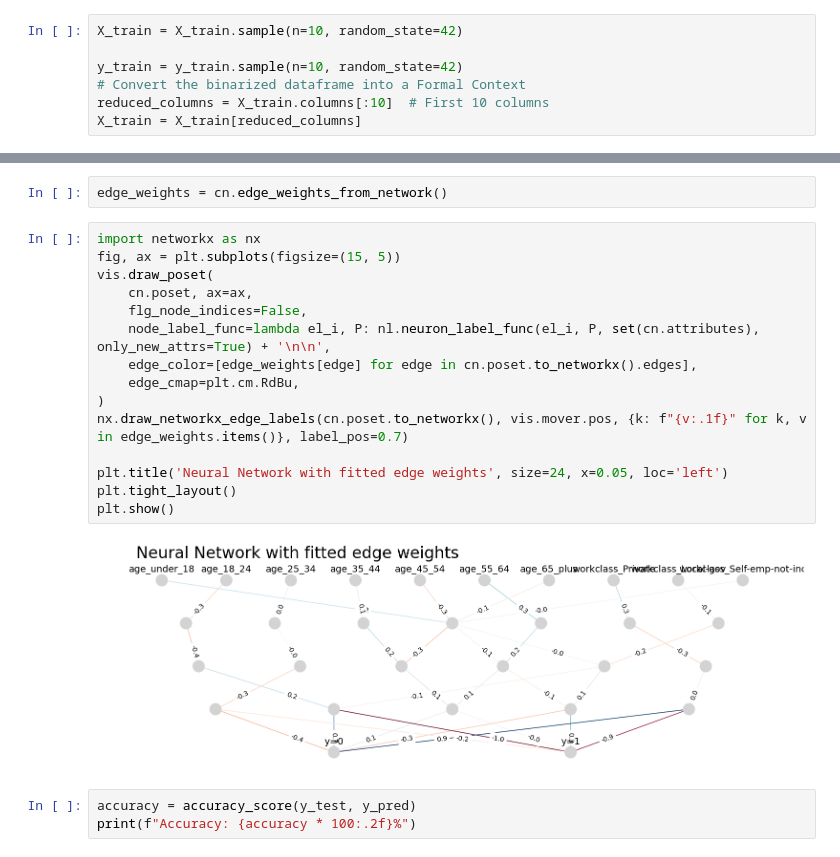
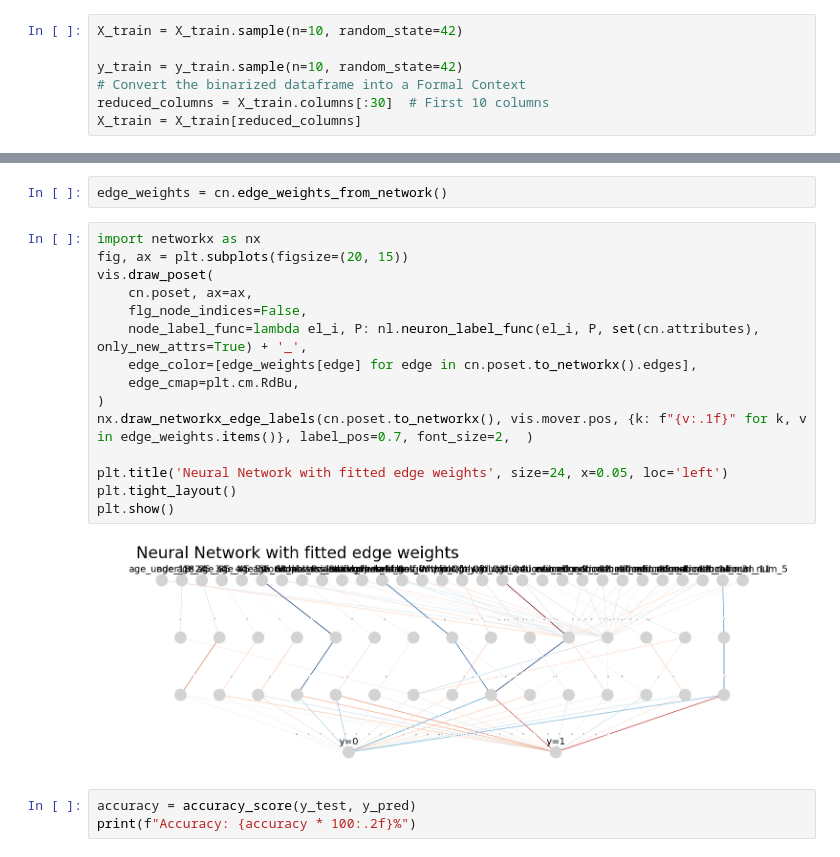
Before and after one commit to AsadKhalil/NeuralFCA, a Jupyter notebook: OSDA_Project.ipynb, the cells around one changed output, grey strips where cells are left out. Saved outputs shown, nothing was run; the diff lists cells and outputs as text.

```diff
--- a/OSDA_Project.ipynb
+++ b/OSDA_Project.ipynb
@@ -682,7 +768,7 @@ X_train = X_train.sample(n=10, random_state=42)
 
 y_train = y_train.sample(n=10, random_state=42)
 # Convert the binarized dataframe into a Formal Context
-reduced_columns = X_train.columns[:10]  # First 10 columns
+reduced_columns = X_train.columns[:30]  # First 10 columns
 X_train = X_train[reduced_columns]
 # %%
 
@@ -810,21 +896,21 @@ True class labels: [0 0 1 ... 0 0 0]
 edge_weights = cn.edge_weights_from_network()
 # %%
 import networkx as nx
-fig, ax = plt.subplots(figsize=(15, 5))
+fig, ax = plt.subplots(figsize=(20, 15))
 vis.draw_poset(
     cn.poset, ax=ax,
     flg_node_indices=False,
-    node_label_func=lambda el_i, P: nl.neuron_label_func(el_i, P, set(cn.attributes), only_new_attrs=True) + '\n\n',
+    node_label_func=lambda el_i, P: nl.neuron_label_func(el_i, P, set(cn.attributes), only_new_attrs=True) + '_',
     edge_color=[edge_weights[edge] for edge in cn.poset.to_networkx().edges],
     edge_cmap=plt.cm.RdBu,
 )
-nx.draw_networkx_edge_labels(cn.poset.to_networkx(), vis.mover.pos, {k: f"{v:.1f}" for k, v in edge_weights.items()}, label_pos=0.7)
+nx.draw_networkx_edge_labels(cn.poset.to_networkx(), vis.mover.pos, {k: f"{v:.1f}" for k, v in edge_weights.items()}, label_pos=0.7, font_size=2,  )
 
 plt.title('Neural Network with fitted edge weights', size=24, x=0.05, loc='left')
 plt.tight_layout()
 plt.show()
 # %% [output]
-[figure, old version]
+[figure, new version]
 # %%
 accuracy = accuracy_score(y_test, y_pred)
 print(f"Accuracy: {accuracy * 100:.2f}%")
```
Also changed, not shown: parts of 21 cells of this notebook, 2 other files.
